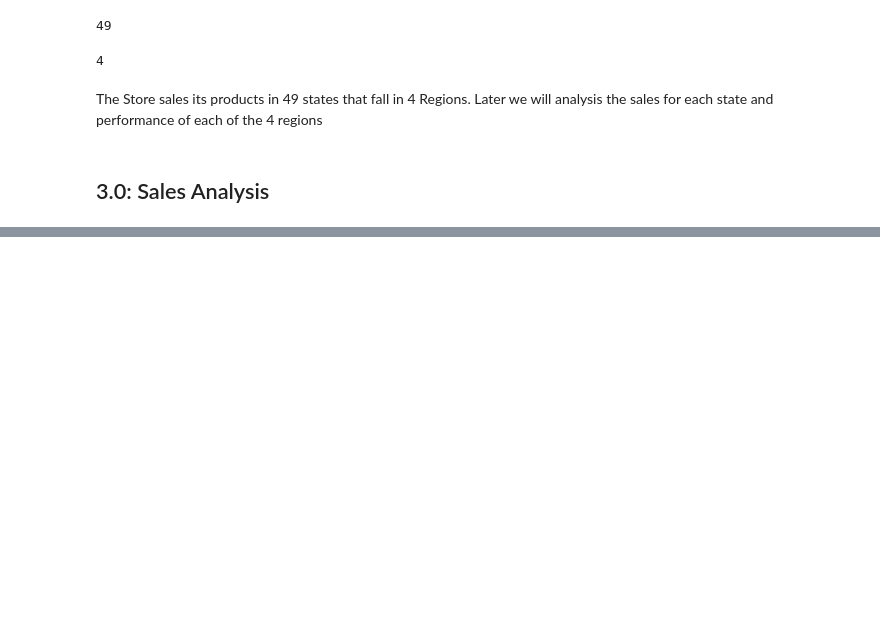
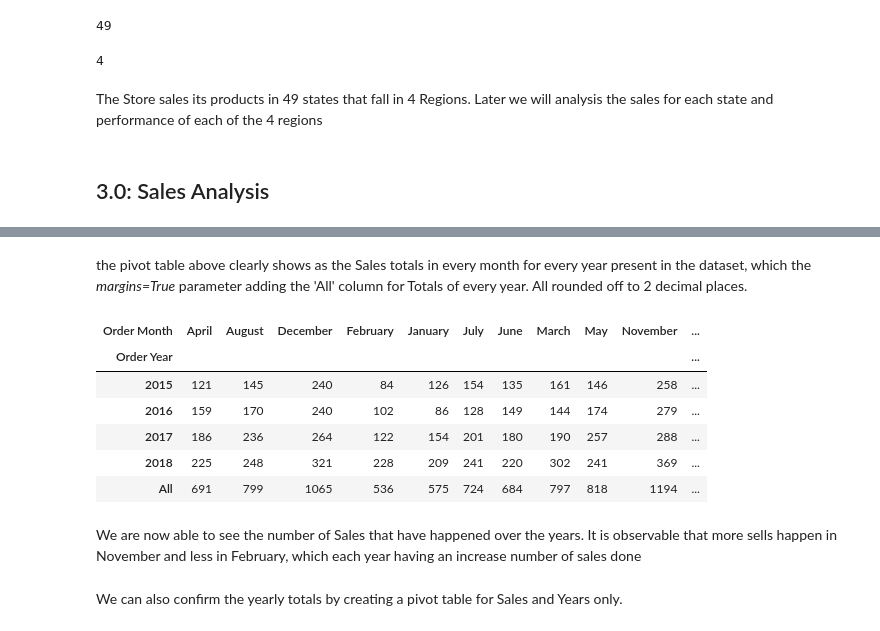
Before and after one commit to WayneNyariroh/StoreSales_Analysis, a Jupyter notebook: superStoreSales_EDA.ipynb, the cells around one changed output, grey strips where cells are left out. Drawn from its saved outputs; the diff is of its cells as text; code cells hidden in the pictures; blank space fills up the shorter version.

```diff
--- a/superStoreSales_EDA.ipynb
+++ b/superStoreSales_EDA.ipynb
@@ -226,0 +364,18 @@ In this section we will divide our tasks inorder to query and visualize the foll
+# %% [markdown]
+the pivot table above clearly shows as the Sales totals in every month for every year present in the dataset, which the *margins=True* parameter adding the 'All' column for Totals of every year. All rounded off to 2 decimal places.
+# %%
+# using the count paramter to get the number of sales done in each year. The totals in the 'All' column should be equal to the total rows in the dataframe - 9800
+no_of_sales_table = pd.pivot_table(store_df, values='Sales', index='Order Year', columns='Order Month', aggfunc='count', margins=True).round(2)
+no_of_sales_table
+# %% [output]
+| Order Month | April | August | December | February | January | July | June | March | May | November | ... |
+| Order Year |  |  |  |  |  |  |  |  |  |  | ... |
+| 2015 | 121 | 145 | 240 | 84 | 126 | 154 | 135 | 161 | 146 | 258 | ... |
+| 2016 | 159 | 170 | 240 | 102 | 86 | 128 | 149 | 144 | 174 | 279 | ... |
+| 2017 | 186 | 236 | 264 | 122 | 154 | 201 | 180 | 190 | 257 | 288 | ... |
+| 2018 | 225 | 248 | 321 | 228 | 209 | 241 | 220 | 302 | 241 | 369 | ... |
+| All | 691 | 799 | 1065 | 536 | 575 | 724 | 684 | 797 | 818 | 1194 | ... |
+# %% [markdown]
+We are now able to see the number of Sales that have happened over the years. It is observable that more sells happen in November and less in February, which each year having an increase number of sales done
+# %% [markdown]
+We can also confirm the yearly totals by creating a pivot table for Sales and Years only.
```
Also changed, not shown: parts of 26 cells of this notebook, 2 other files.
